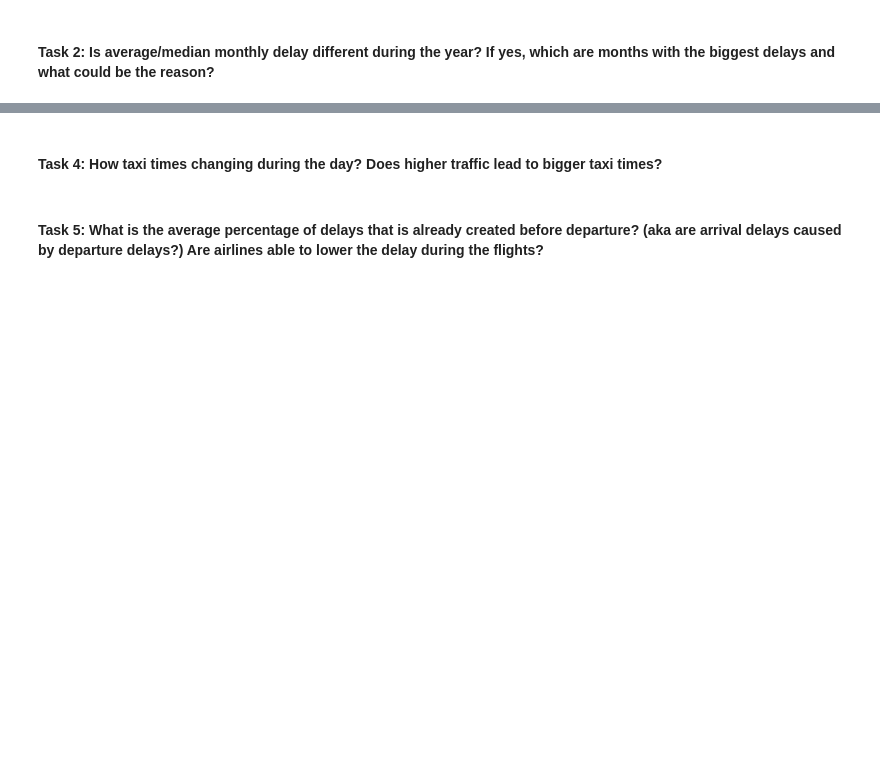
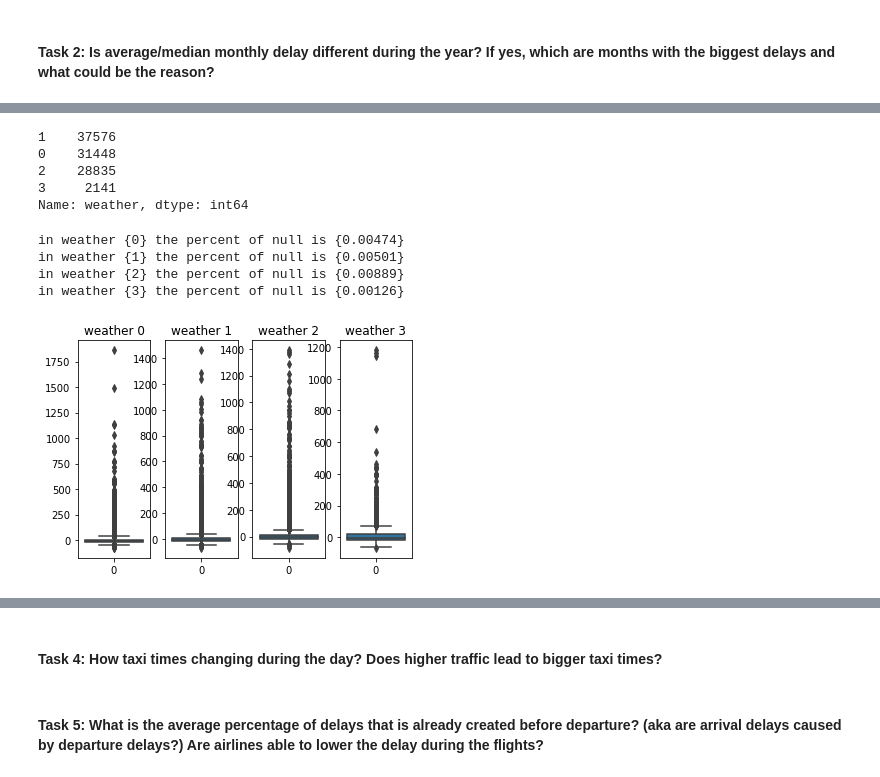
Before and after one commit to Einhard6176/FlightDelayPredictor, a Jupyter notebook: EDA/exploratory_analysis.ipynb, the cells around one changed output, grey strips where cells are left out. Saved outputs shown, nothing was run; the diff lists cells and outputs as text; code cells hidden in the pictures; blank space fills up the shorter version.

```diff
--- a/EDA/exploratory_analysis.ipynb
+++ b/EDA/exploratory_analysis.ipynb
@@ -309,0 +99,40 @@ ll = 'Minneapolis, MN	'
+# %%
+weather_code=[]
+for i in range(flights_weather.shape[0]):
+    weather_code.append(getWeather(flights_weather['fl_date'][i],flights_weather['origin_city_name'][i]))
+# %%
+flights_weather['weather']=weather_code
+# %%
+flights_weather['weather'].value_counts()
+# %% [output]
+1    37576
+0    31448
+2    28835
+3     2141
+Name: weather, dtype: int64
+# %%
+weather_delay=dict()
+for i in set(weather_code):
+    delay=flights_weather[flights_weather['weather']==i]['arr_delay']
+    weather_delay[i]=delay
+# %%
+for i in set(weather_code):
+    na_per=weather_delay[i].isnull().sum()/flights_weather.shape[0]
+    print('in weather',{i},'the percent of null is',{na_per})
+    weather_delay[i].dropna(inplace=True)
+# %% [output]
+in weather {0} the percent of null is {0.00474}
+in weather {1} the percent of null is {0.00501}
+in weather {2} the percent of null is {0.00889}
+in weather {3} the percent of null is {0.00126}
+# %%
+fig = plt.figure()
+
+for i in set(weather_code):
+    plt.subplot(1, len(set(weather_code)), i+1)
+    sns.boxplot(data=weather_delay[i].values)
+    plt.title(f'weather {i}')
+
+plt.show()
+# %% [output]
+[figure, added]
```
Also changed, not shown: parts of 91 cells of this notebook, 5 other files.
